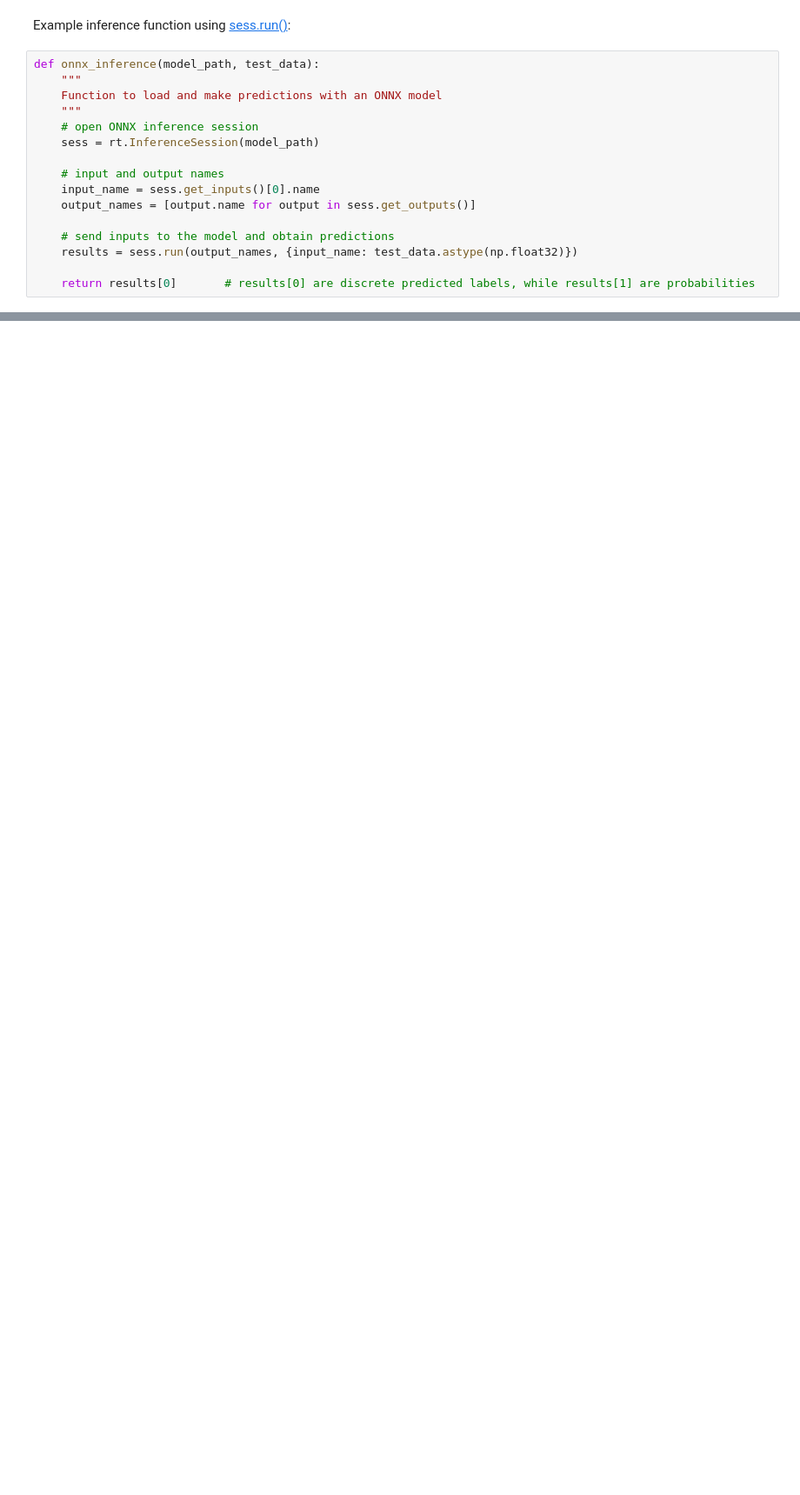
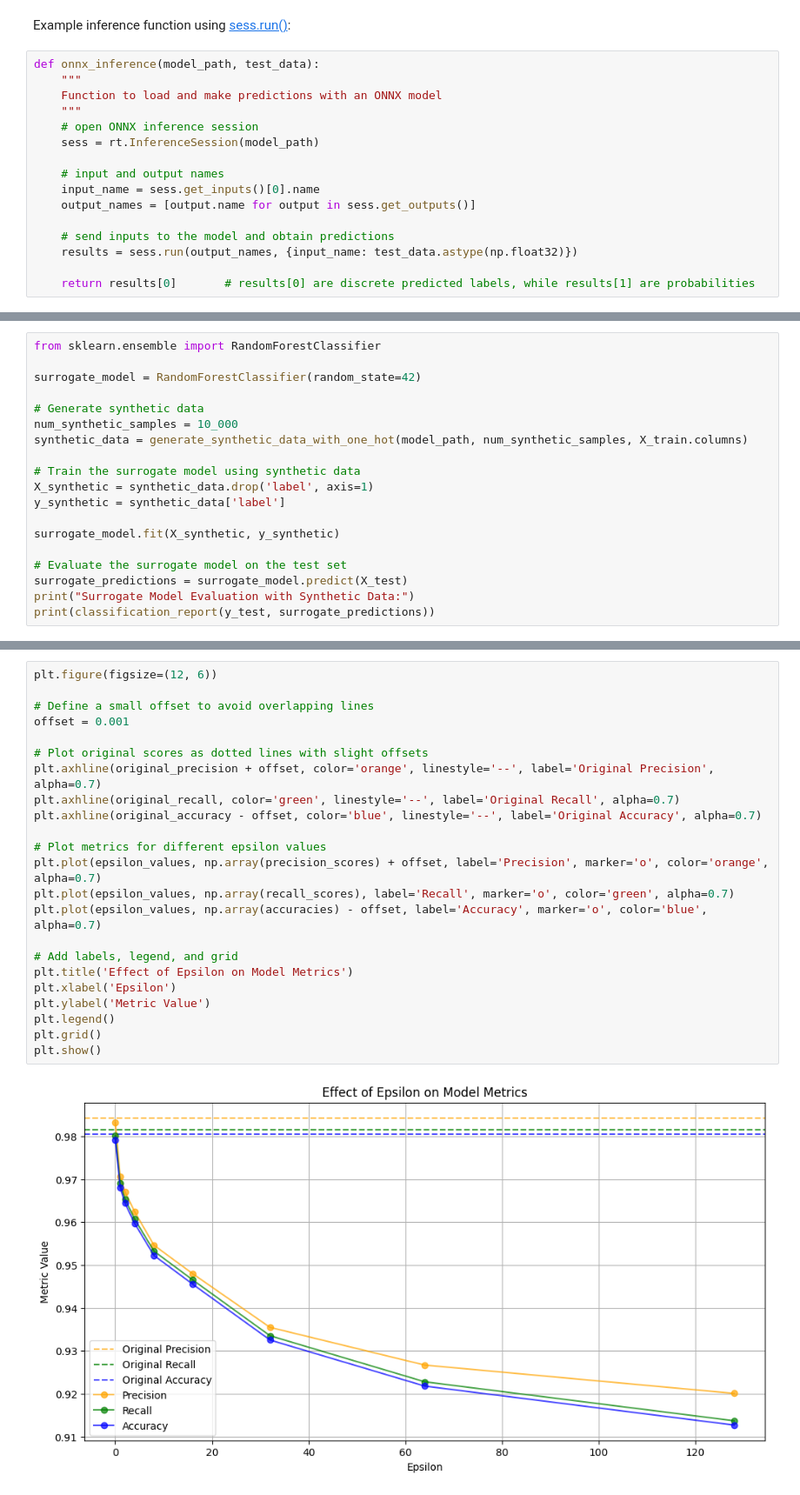
Before and after one commit to Cortijo02/SEGUR, a Jupyter notebook: sypd/template.ipynb, the cells around one changed output, grey strips where cells are left out. Shown at 87% size. Drawn from its saved outputs; the diff is of its cells as text; blank space fills up the shorter version.

```diff
--- a/sypd/template.ipynb
+++ b/sypd/template.ipynb
@@ -429,0 +480,19 @@ Confusion Matrix:
+# %%
+from sklearn.ensemble import RandomForestClassifier
+
+surrogate_model = RandomForestClassifier(random_state=42)
+
+# Generate synthetic data
+num_synthetic_samples = 10_000
+synthetic_data = generate_synthetic_data_with_one_hot(model_path, num_synthetic_samples, X_train.columns)
+
+# Train the surrogate model using synthetic data
+X_synthetic = synthetic_data.drop('label', axis=1)
+y_synthetic = synthetic_data['label']
+
+surrogate_model.fit(X_synthetic, y_synthetic)
+
+# Evaluate the surrogate model on the test set
+surrogate_predictions = surrogate_model.predict(X_test)
+print("Surrogate Model Evaluation with Synthetic Data:")
+print(classification_report(y_test, surrogate_predictions))
@@ -429,0 +601,25 @@ Confusion Matrix:
+# %%
+plt.figure(figsize=(12, 6))
+
+# Define a small offset to avoid overlapping lines
+offset = 0.001
+
+# Plot original scores as dotted lines with slight offsets
+plt.axhline(original_precision + offset, color='orange', linestyle='--', label='Original Precision', alpha=0.7)
+plt.axhline(original_recall, color='green', linestyle='--', label='Original Recall', alpha=0.7)
+plt.axhline(original_accuracy - offset, color='blue', linestyle='--', label='Original Accuracy', alpha=0.7)
+
+# Plot metrics for different epsilon values
+plt.plot(epsilon_values, np.array(precision_scores) + offset, label='Precision', marker='o', color='orange', alpha=0.7)
+plt.plot(epsilon_values, np.array(recall_scores), label='Recall', marker='o', color='green', alpha=0.7)
+plt.plot(epsilon_values, np.array(accuracies) - offset, label='Accuracy', marker='o', color='blue', alpha=0.7)
+
+# Add labels, legend, and grid
+plt.title('Effect of Epsilon on Model Metrics')
+plt.xlabel('Epsilon')
+plt.ylabel('Metric Value')
+plt.legend()
+plt.grid()
+plt.show()
+# %% [output]
+[figure, added]
```
Also changed, not shown: parts of 9 cells of this notebook, 1 other file.
